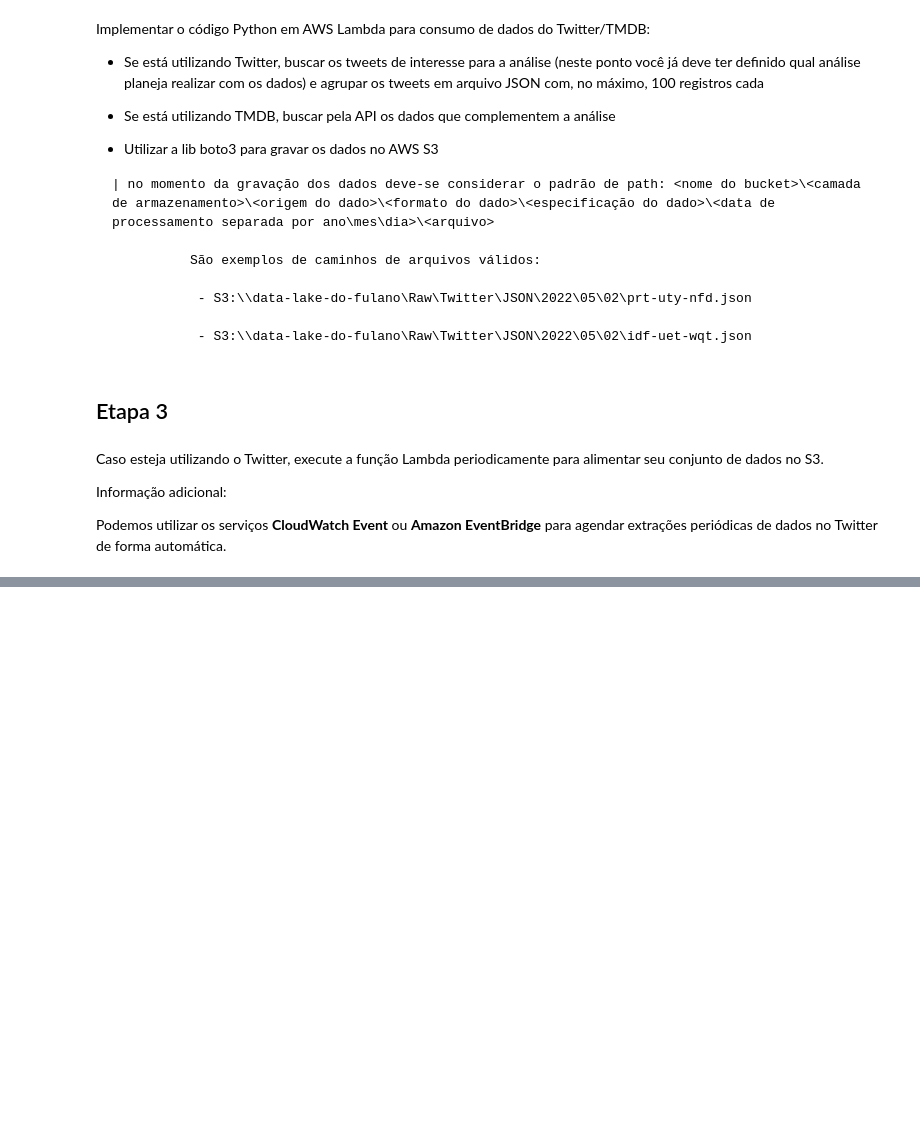
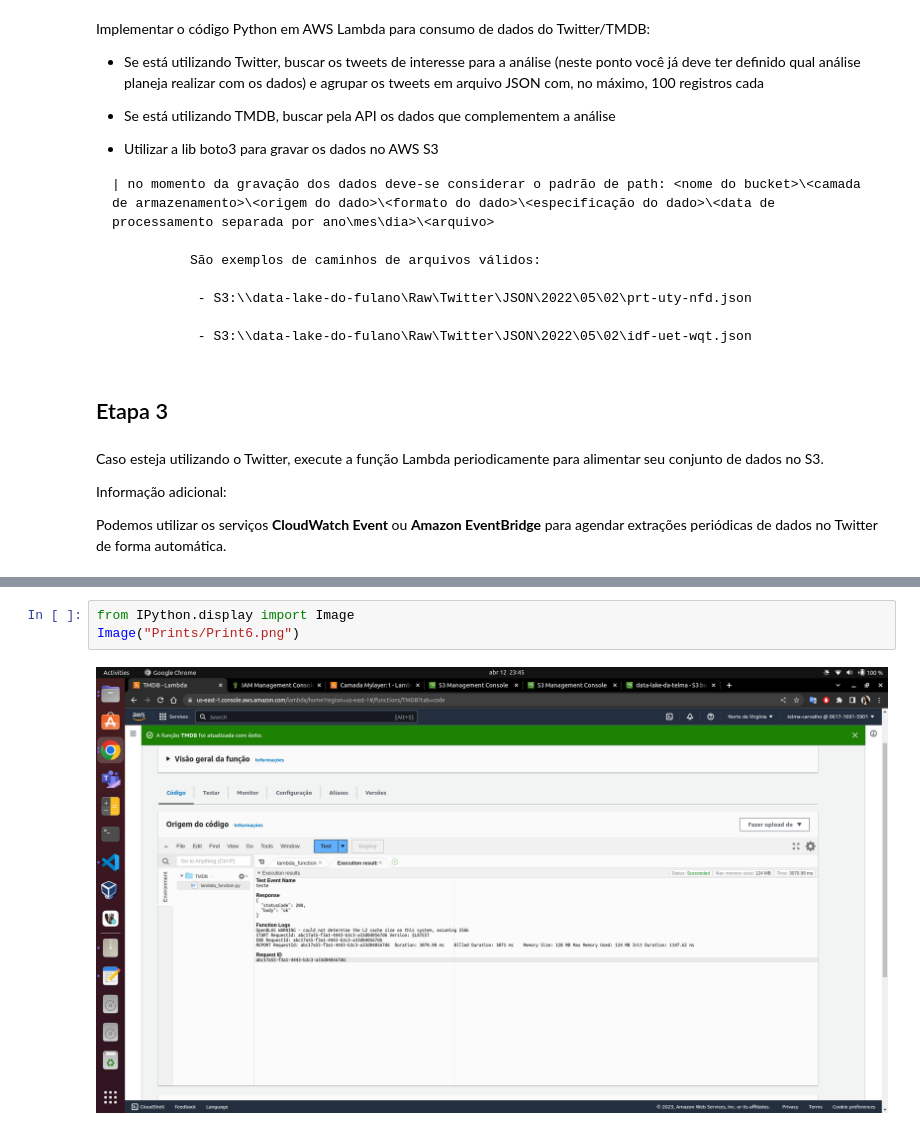
Before and after one commit to telmacarvalho/programa_de_bolsas_compass, a Jupyter notebook: Sprint_8/Tarefa_3.ipynb, the cells around one changed output, grey strips where cells are left out. Cells and saved outputs as stored; diff of their text form; blank space fills up the shorter version.

```diff
--- a/Sprint_8/Tarefa_3.ipynb
+++ b/Sprint_8/Tarefa_3.ipynb
@@ -40,0 +131,5 @@ Podemos utilizar os serviços  **CloudWatch Event** ou **Amazon EventBridge** pa
+# %%
+from IPython.display import Image
+Image("Prints/Print6.png")
+# %% [output]
+[figure, added]
```
Also changed, not shown: parts of 6 cells of this notebook, 3 other files.
